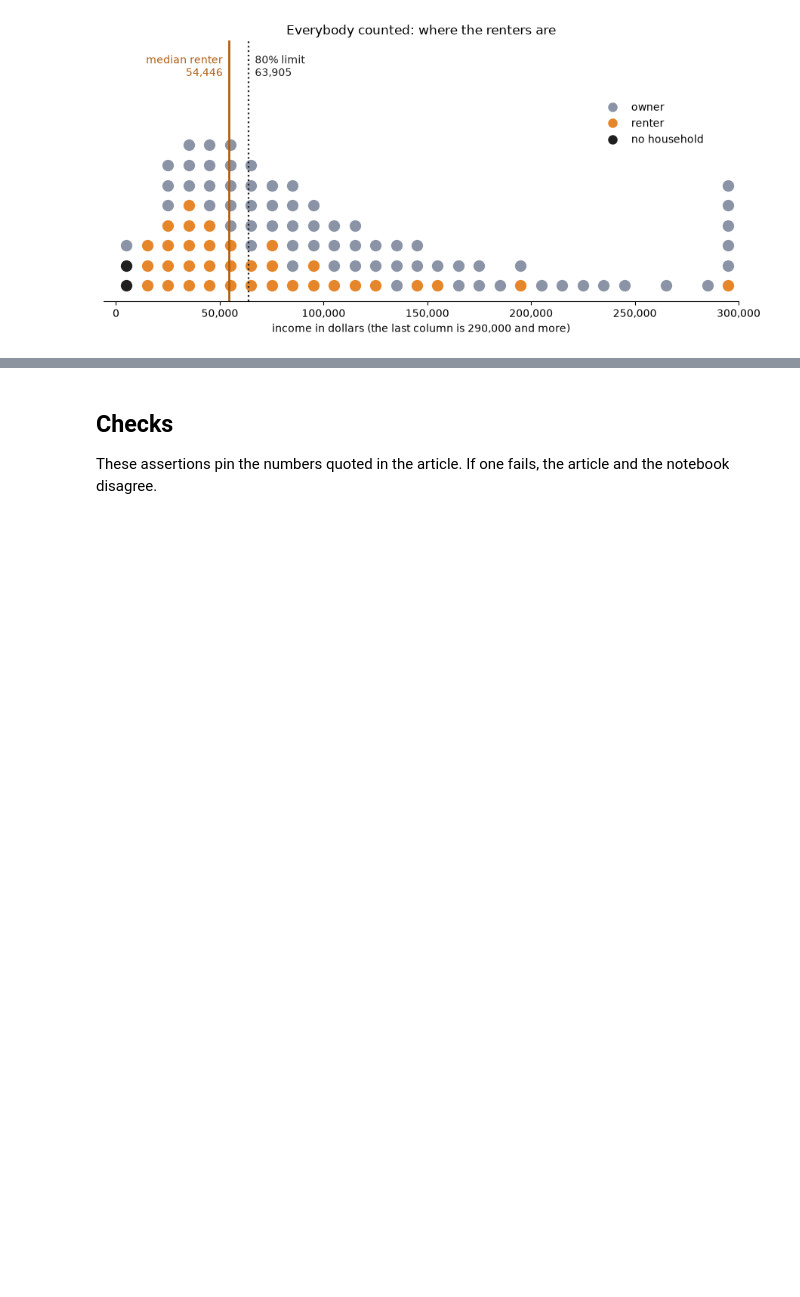
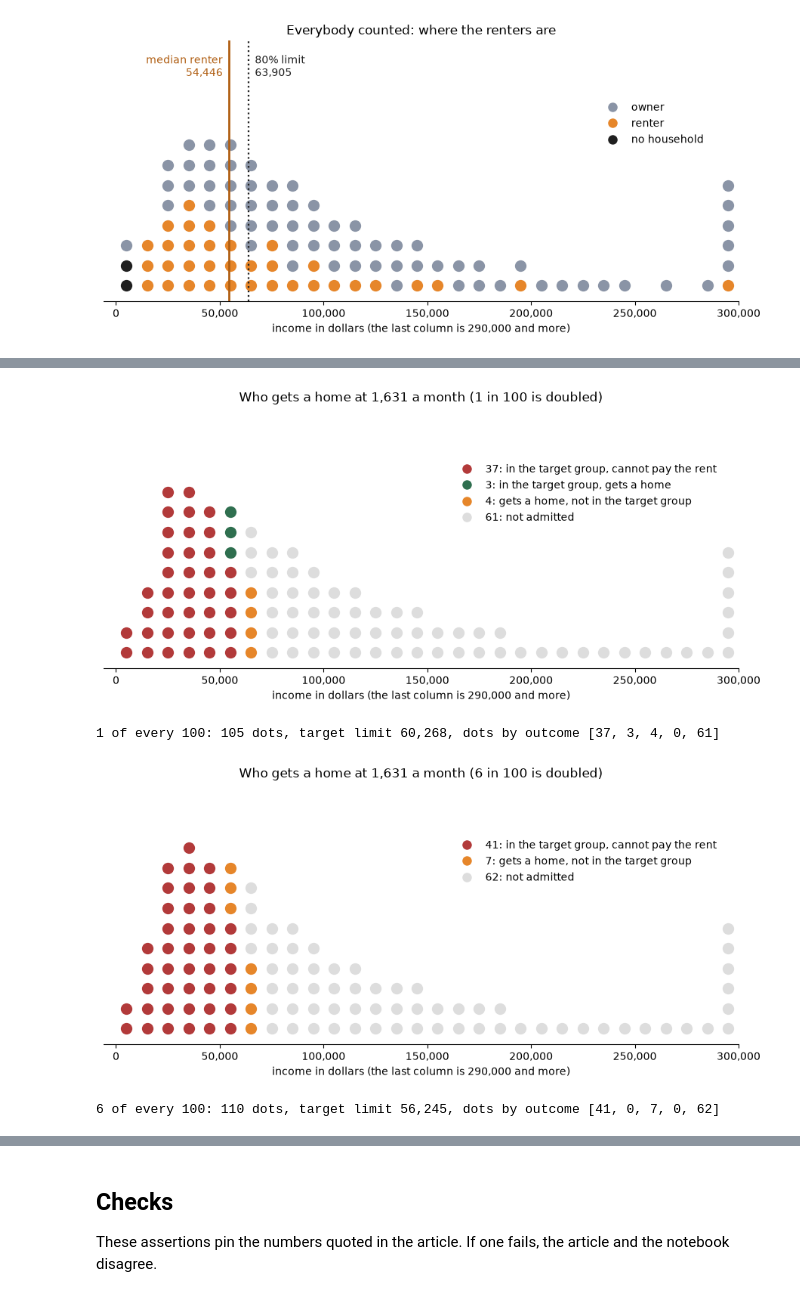
Before and after one commit to Alestainer/statistics-intuitions, a Jupyter notebook: notebooks/06-who-answers-the-income-survey.ipynb, the cells around one changed output, grey strips where cells are left out. Cells and saved outputs as stored; diff of their text form; code cells hidden in the pictures; blank space fills up the shorter version.

```diff
--- a/notebooks/06-who-answers-the-income-survey.ipynb
+++ b/notebooks/06-who-answers-the-income-survey.ipynb
@@ -1251,0 +1531,41 @@ true 80% limit 63,905; median renter household 54,446; renter households under t
+# %%
+EXCLUDED, OTHER_PRICED_OUT, OUTSIDE = "#b23a3a", "#e8aaaa", "#dddddd"
+OUTCOMES = [
+    ("in the target group, cannot pay the rent", EXCLUDED),
+    ("in the target group, gets a home", SERVED),
+    ("gets a home, not in the target group", BY_ERROR),
+    ("not in the target group, cannot pay the rent", OTHER_PRICED_OUT),
+    ("not admitted", OUTSIDE),
+]
+
+def divide_dots(units, groups, column_totals):
+    # dots of each group in each income column; the dots of a column are divided in proportion to the units in it
+    expected = np.array([per_hundred(units[group]) for group in groups])
+    counts = np.zeros(expected.shape, dtype=int)
+    for column in np.flatnonzero(column_totals):
+        counts[:, column] = whole_dots(expected[:, column] * column_totals[column] / expected[:, column].sum(), column_totals[column])
+    return counts
+
+def outcome_dots(units, column_totals, target_limit):
+    target, pays, admitted = units < target_limit, units >= survey_floor, units < survey_limit
+    return divide_dots(units, [target & ~pays, target & pays & admitted, ~target & pays & admitted, ~target & ~pays, ~admitted], column_totals)
+
+def draw_outcomes(title, counts):
+    shown = [(row, label, color) for row, (label, color) in zip(counts, OUTCOMES) if row.sum()]
+    draw_dots(title, [(row, color, 1.0, False) for row, _, color in shown], [],
+              [(f"{row.sum()}: {label}", color, 1.0, False) for row, label, color in shown], stacked=True)
+    return [int(row.sum()) for row in counts]
+
+added_dots = no_household_dots + missed_dots
+outcome_counts = {}
+for name, row, hidden in [("1 of every 100", 3, hidden_dots_low), ("6 of every 100", 4, hidden_dots)]:
+    totals = survey_dots + added_dots + hidden
+    outcome_counts[name] = draw_outcomes(
+        f"Who gets a home at {survey_rent_year / 12:,.0f} a month ({name.replace(" of every ", " in ")} is doubled)",
+        outcome_dots(reverse_rows[row][1], totals, LIMIT_SHARE * reverse_results[row][0]))
+    print(f"{name}: {totals.sum()} dots, target limit {LIMIT_SHARE * reverse_results[row][0]:,.0f}, dots by outcome {outcome_counts[name]}")
+# %% [output]
+[figure, added]
+1 of every 100: 105 dots, target limit 60,268, dots by outcome [37, 3, 4, 0, 61]
+[figure, added]
+6 of every 100: 110 dots, target limit 56,245, dots by outcome [41, 0, 7, 0, 62]
```
Also changed, not shown: parts of 15 cells of this notebook.
